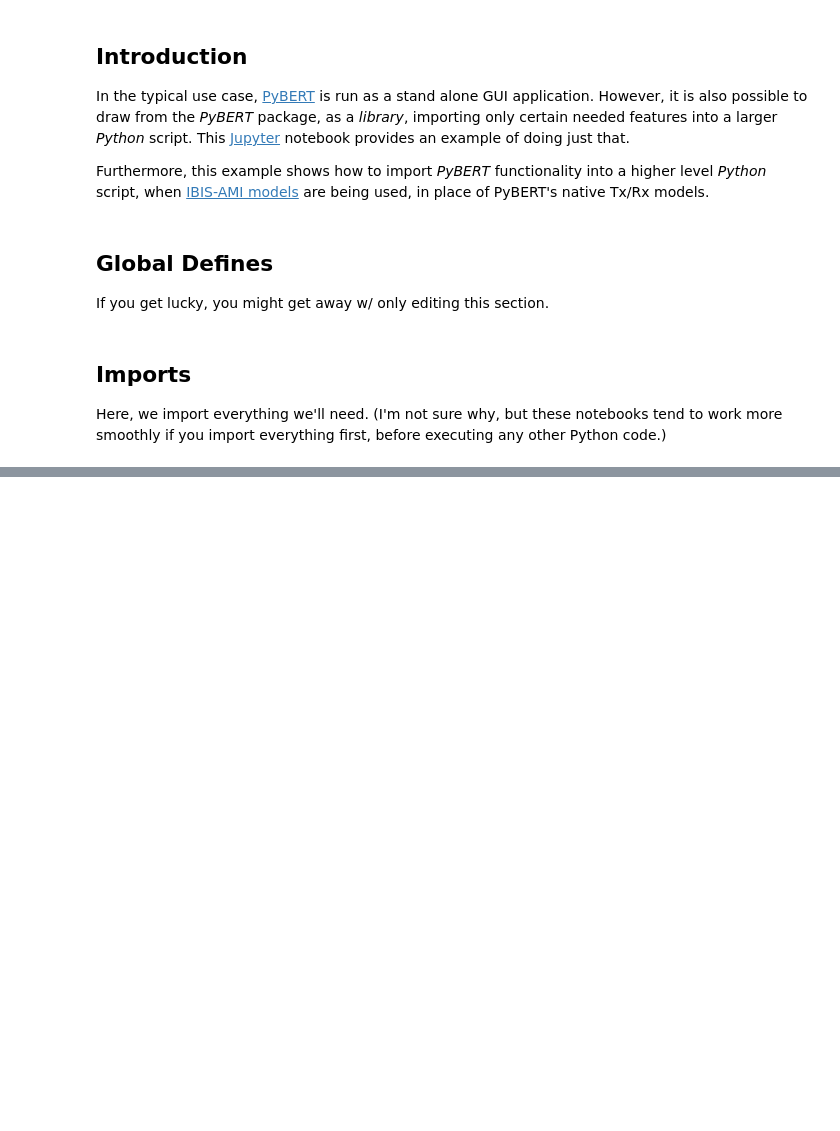
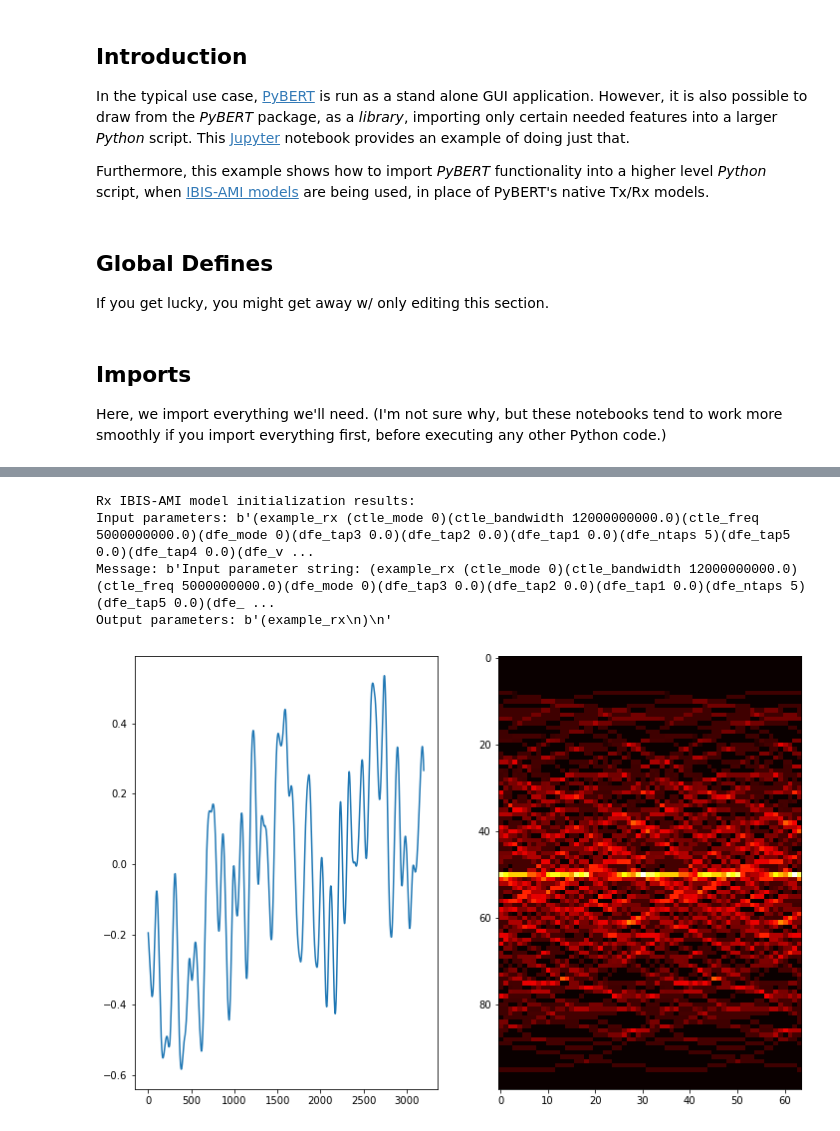
Before and after one commit to capn-freako/PyBERT, a Jupyter notebook: misc/PyBERTasLibrary.ipynb, the cells around one changed output, grey strips where cells are left out. Drawn from its saved outputs; the diff is of its cells as text; code cells hidden in the pictures; blank space fills up the shorter version.

```diff
--- a/misc/PyBERTasLibrary.ipynb
+++ b/misc/PyBERTasLibrary.ipynb
@@ -103 +186,5 @@ Here, we show how to import that subset of _PyBERT_ functionality required to pe
+# %%
+def channel_model(sig):
+    """Custom channel model."""
+    return(sig)  # REPLACE ME!
 # %% [markdown]
@@ -110,0 +194,24 @@ Here, we show how to import that subset of _PyBERT_ functionality required to pe
+# %%
+sig2 = channel_model(sig)  # Apply custom channel model to the Tx output signal.
+
+rx_cfg        = myPyBERT._rx_cfg  # Grab the 'AMIParamConfigurator' instance for this model.
+rx_param_dict = rx_cfg.input_ami_params
+rx_model_init = AMIModelInitializer(rx_param_dict)
+rx_model_init.sample_interval  = Ts  # Must be set, before 'channel_response'!
+rx_model_init.channel_response = myPyBERT.tx_out_h / Ts
+rx_model_init.bit_time         = ui
+rx_model = AMIModel(myPyBERT.rx_dll_file)
+rx_model.initialize(rx_model_init)
+
+print("Rx IBIS-AMI model initialization results:")
+print(f"Input parameters: {rx_model.ami_params_in}")
+print(f"Message: {rx_model.msg}")
+print(f"Output parameters: {rx_model.ami_params_out}")
+rx_out, clock_times = rx_model.getWave(sig2, len(sig2))
+plotsig(rx_out)
+# %% [output]
+Rx IBIS-AMI model initialization results:
+Input parameters: b'(example_rx (ctle_mode 0)(ctle_bandwidth 12000000000.0)(ctle_freq 5000000000.0)(dfe_mode 0)(dfe_tap3 0.0)(dfe_tap2 0.0)(dfe_tap1 0.0)(dfe_ntaps 5)(dfe_tap5 0.0)(dfe_tap4 0.0)(dfe_v ...
+Message: b'Input parameter string: (example_rx (ctle_mode 0)(ctle_bandwidth 12000000000.0)(ctle_freq 5000000000.0)(dfe_mode 0)(dfe_tap3 0.0)(dfe_tap2 0.0)(dfe_tap1 0.0)(dfe_ntaps 5)(dfe_tap5 0.0)(dfe_ ...
+Output parameters: b'(example_rx\n)\n'
+[figure, added]
```
Also changed, not shown: parts of 11 cells of this notebook, 1 other file.
